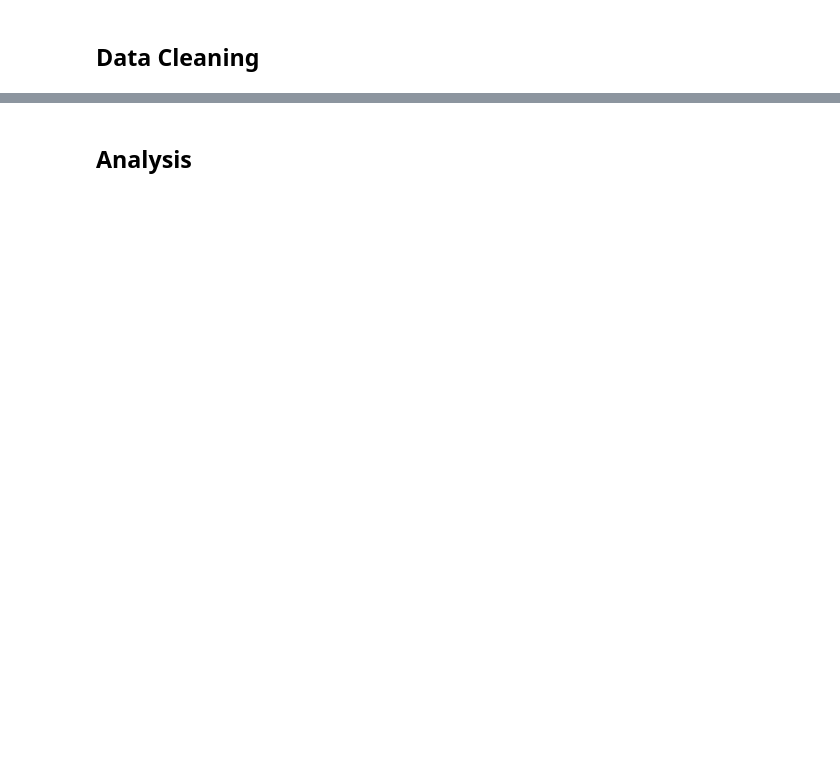
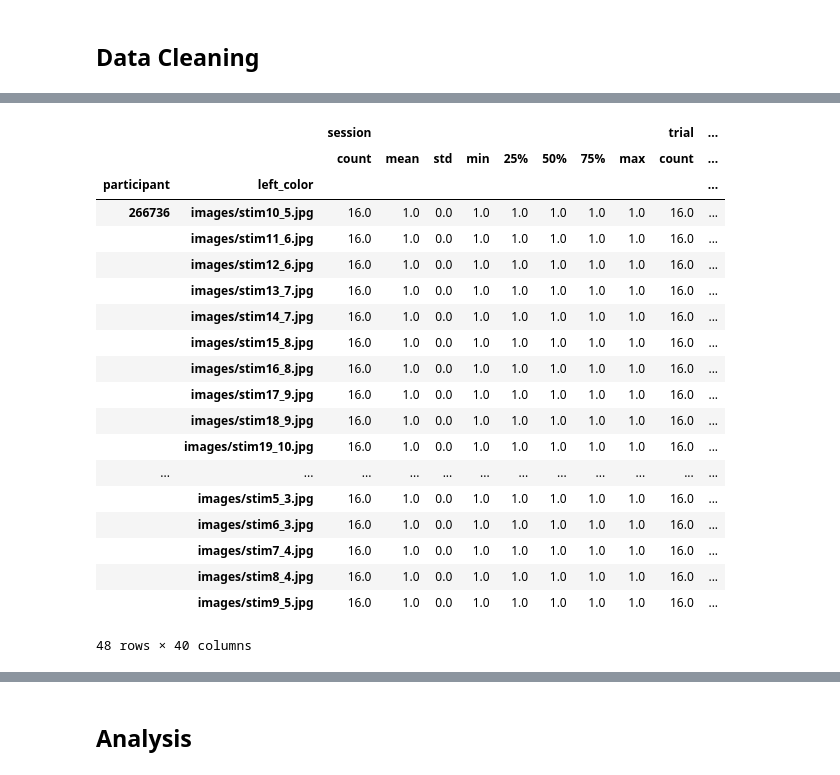
Before and after one commit to anjaghub/master_thesis, a Jupyter notebook: analysis.ipynb, the cells around one changed output, grey strips where cells are left out. Cells and saved outputs as stored; diff of their text form; code cells hidden in the pictures; blank space fills up the shorter version.

```diff
--- a/analysis.ipynb
+++ b/analysis.ipynb
@@ -169,5 +16,11 @@ merged_df = merged_df[relevant_columns]
+# %%
+# List all data files which should be preprocessed
+data_files = ['data_clara.csv', 'data_nora.csv']
+# %%
+# Call preprocessing function and store data in one data df
+data = data_prep.prepare_data(data_files)
 # %%
-# Create index column
-merged_df['index_corr'] = merged_df.groupby('participant').cumcount() + 1
+# Create trial index per participant
+data['index_corr'] = data.groupby('participant').cumcount() + 1
 # %% [markdown]
 ## Data Cleaning
@@ -199,0 +27,4 @@ None
+# %%
+# Detele practice trials and create practice subset
+practice_trials = data[data['block'] == 'Test']
+data = data[data['block'] != 'Test']
@@ -199,0 +59,24 @@ None
+# %%
+# Chooser
+data.groupby(['participant','left_color']).describe()
+# %% [output]
+|  |  | session |  |  |  |  |  |  |  | trial | ... |
+|  |  | count | mean | std | min | 25% | 50% | 75% | max | count | ... |
+| participant | left_color |  |  |  |  |  |  |  |  |  | ... |
+| 266736 | images/stim10_5.jpg | 16.0 | 1.0 | 0.0 | 1.0 | 1.0 | 1.0 | 1.0 | 1.0 | 16.0 | ... |
+|  | images/stim11_6.jpg | 16.0 | 1.0 | 0.0 | 1.0 | 1.0 | 1.0 | 1.0 | 1.0 | 16.0 | ... |
+|  | images/stim12_6.jpg | 16.0 | 1.0 | 0.0 | 1.0 | 1.0 | 1.0 | 1.0 | 1.0 | 16.0 | ... |
+|  | images/stim13_7.jpg | 16.0 | 1.0 | 0.0 | 1.0 | 1.0 | 1.0 | 1.0 | 1.0 | 16.0 | ... |
+|  | images/stim14_7.jpg | 16.0 | 1.0 | 0.0 | 1.0 | 1.0 | 1.0 | 1.0 | 1.0 | 16.0 | ... |
+|  | images/stim15_8.jpg | 16.0 | 1.0 | 0.0 | 1.0 | 1.0 | 1.0 | 1.0 | 1.0 | 16.0 | ... |
+|  | images/stim16_8.jpg | 16.0 | 1.0 | 0.0 | 1.0 | 1.0 | 1.0 | 1.0 | 1.0 | 16.0 | ... |
+|  | images/stim17_9.jpg | 16.0 | 1.0 | 0.0 | 1.0 | 1.0 | 1.0 | 1.0 | 1.0 | 16.0 | ... |
+|  | images/stim18_9.jpg | 16.0 | 1.0 | 0.0 | 1.0 | 1.0 | 1.0 | 1.0 | 1.0 | 16.0 | ... |
+|  | images/stim19_10.jpg | 16.0 | 1.0 | 0.0 | 1.0 | 1.0 | 1.0 | 1.0 | 1.0 | 16.0 | ... |
+| ... | ... | ... | ... | ... | ... | ... | ... | ... | ... | ... | ... |
+|  | images/stim5_3.jpg | 16.0 | 1.0 | 0.0 | 1.0 | 1.0 | 1.0 | 1.0 | 1.0 | 16.0 | ... |
+|  | images/stim6_3.jpg | 16.0 | 1.0 | 0.0 | 1.0 | 1.0 | 1.0 | 1.0 | 1.0 | 16.0 | ... |
+|  | images/stim7_4.jpg | 16.0 | 1.0 | 0.0 | 1.0 | 1.0 | 1.0 | 1.0 | 1.0 | 16.0 | ... |
+|  | images/stim8_4.jpg | 16.0 | 1.0 | 0.0 | 1.0 | 1.0 | 1.0 | 1.0 | 1.0 | 16.0 | ... |
+|  | images/stim9_5.jpg | 16.0 | 1.0 | 0.0 | 1.0 | 1.0 | 1.0 | 1.0 | 1.0 | 16.0 | ... |
+48 rows × 40 columns
```
Also changed, not shown: parts of 29 cells of this notebook, 1 other file.
